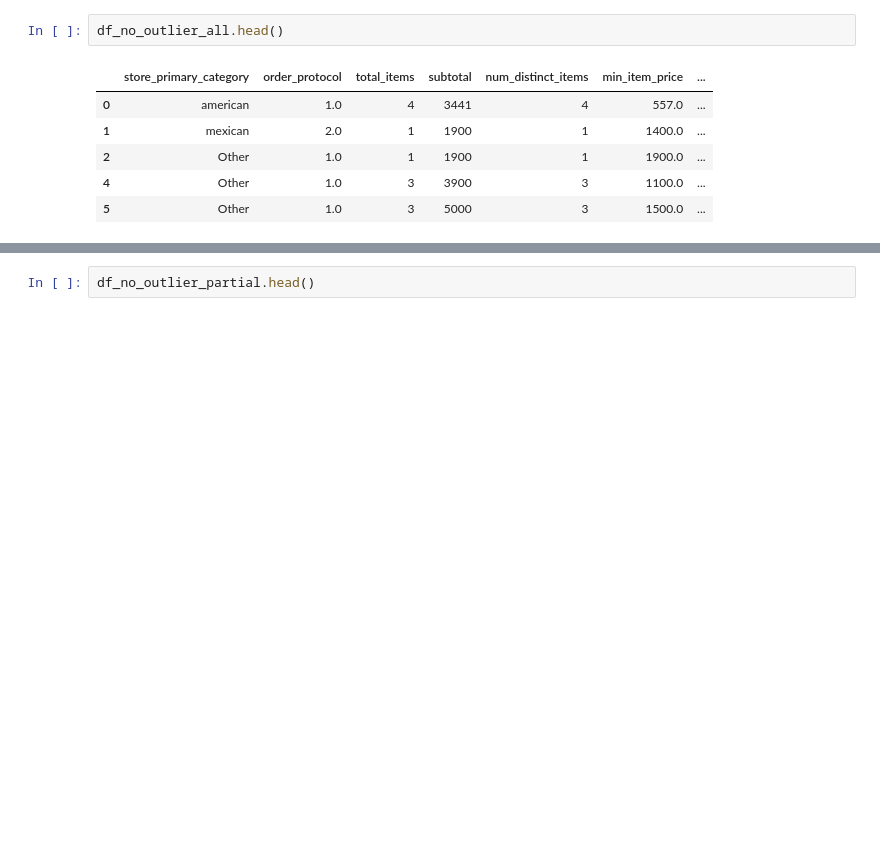
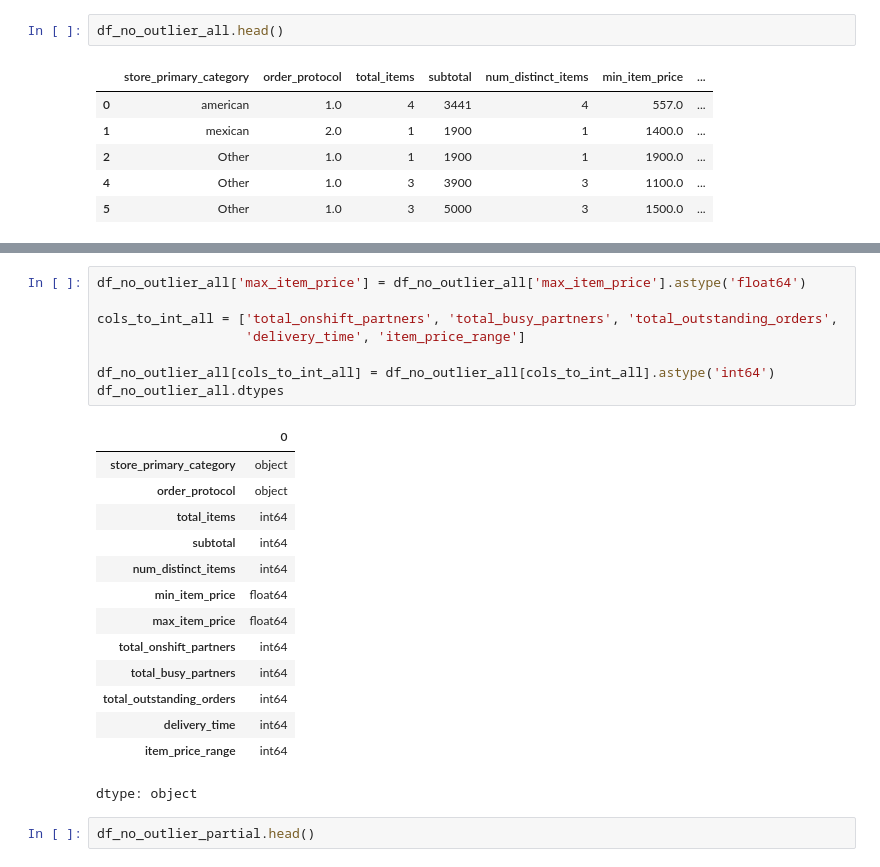
Before and after one commit to heyitzrizki/final-project-ds49-group3, a Jupyter notebook: eda & preprocessing/eda_&_pre_processing.ipynb, the cells around one changed output, grey strips where cells are left out. Saved outputs shown, nothing was run; the diff lists cells and outputs as text; blank space fills up the shorter version.

```diff
--- a/eda & preprocessing/eda_&_pre_processing.ipynb
+++ b/eda & preprocessing/eda_&_pre_processing.ipynb
@@ -479,4 +488,27 @@ df_no_outlier_partial.dtypes
 dtype: object
+# %%
+df_no_outlier_all['max_item_price'] = df_no_outlier_all['max_item_price'].astype('float64')
+
+cols_to_int_all = ['total_onshift_partners', 'total_busy_partners', 'total_outstanding_orders',
+                   'delivery_time', 'item_price_range']
+
+df_no_outlier_all[cols_to_int_all] = df_no_outlier_all[cols_to_int_all].astype('int64')
+df_no_outlier_all.dtypes
+# %% [output]
+|  | 0 |
+| store_primary_category | object |
+| order_protocol | object |
+| total_items | int64 |
+| subtotal | int64 |
+| num_distinct_items | int64 |
+| min_item_price | float64 |
+| max_item_price | float64 |
+| total_onshift_partners | int64 |
+| total_busy_partners | int64 |
+| total_outstanding_orders | int64 |
+| delivery_time | int64 |
+| item_price_range | int64 |
+dtype: object
 # %%
 df_no_outlier_partial.head()
 # %% [output]
```
Also changed, not shown: parts of 15 cells of this notebook.
